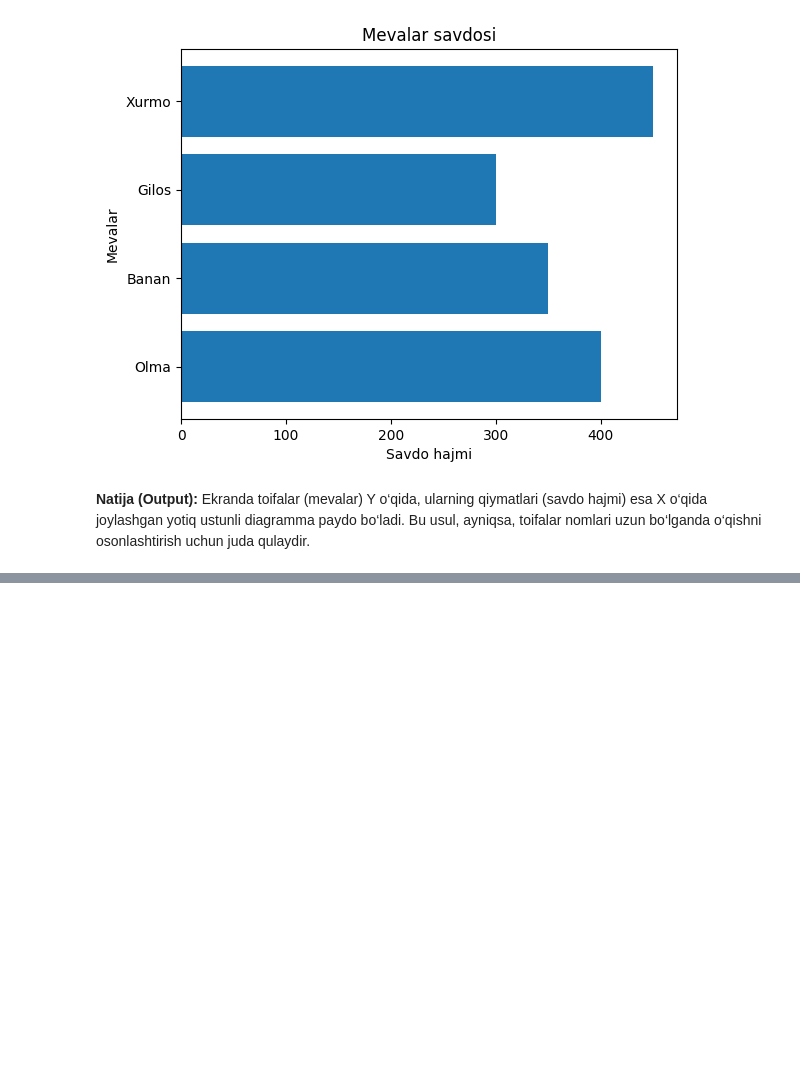
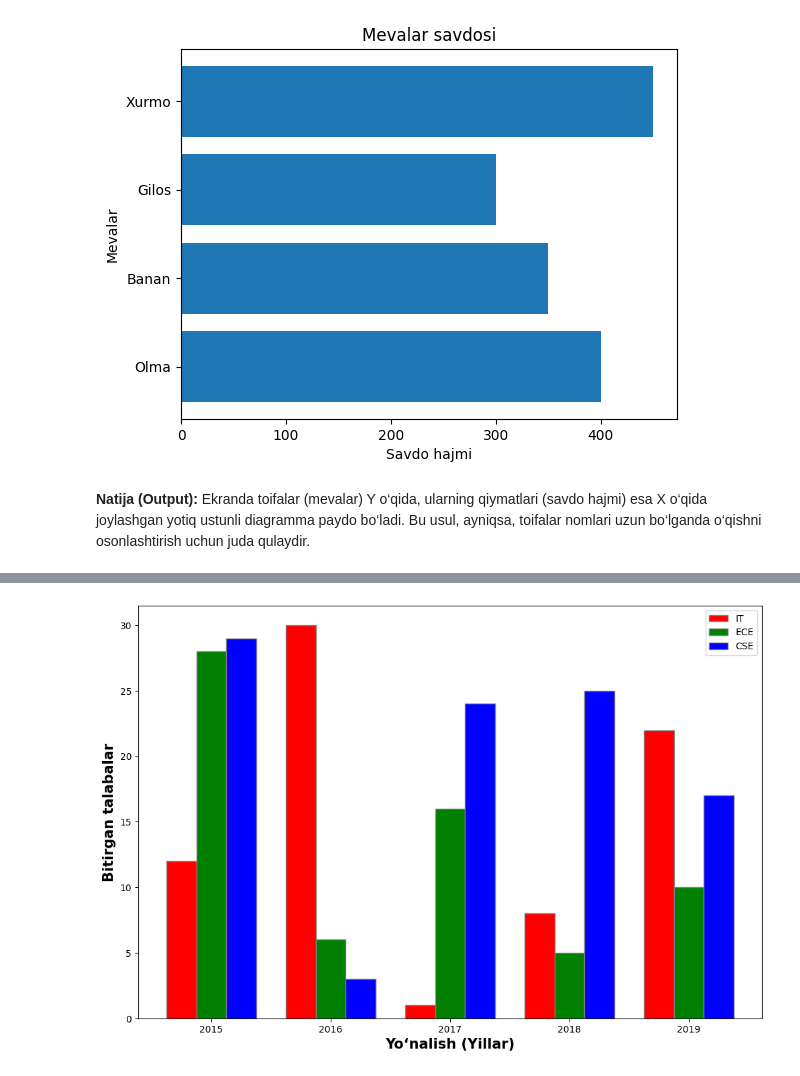
Before and after one commit to qwerty291996/2025-2026, a Jupyter notebook: O'quv qo'llanma Matplotlib/2. Matplotlib yordamida grafiklar chizish (Plotting with Matplotlib).ipynb, the cells around one changed output, grey strips where cells are left out. Cells and saved outputs as stored; diff of their text form; code cells hidden in the pictures; blank space fills up the shorter version.

```diff
--- a/O'quv qo'llanma Matplotlib/2. Matplotlib yordamida grafiklar chizish (Plotting with Matplotlib).ipynb
+++ b/O'quv qo'llanma Matplotlib/2. Matplotlib yordamida grafiklar chizish (Plotting with Matplotlib).ipynb
@@ -612,0 +639,38 @@ Ekranda toifalar (mevalar) Y o‘qida, ularning qiymatlari (savdo hajmi) esa X o
+# %%
+# Ustun kengligi
+barWidth = 0.25
+fig = plt.subplots(figsize=(12, 8))
+
+# Ma'lumotlar to‘plami (Har bir yo‘nalish bo‘yicha talabalar soni)
+IT = [12, 30, 1, 8, 22]
+ECE = [28, 6, 16, 5, 10]
+CSE = [29, 3, 24, 25, 17]
+
+# X o‘qidagi ustunlarning joylashuv o‘rnini (koordinatalarini) belgilash
+br1 = np.arange(len(IT))
+br2 = [x + barWidth for x in br1]
+br3 = [x + barWidth for x in br2]
+
+# Ustunlarni chizish
+plt.bar(br1, IT, color='r', width=barWidth,
+        edgecolor='grey', label='IT')
+plt.bar(br2, ECE, color='g', width=barWidth,
+        edgecolor='grey', label='ECE')
+plt.bar(br3, CSE, color='b', width=barWidth,
+        edgecolor='grey', label='CSE')
+
+# o‘qlarga nom berish
+plt.xlabel('Yo‘nalish (Yillar)', fontweight='bold', fontsize=15)
+plt.ylabel('Bitirgan talabalar', fontweight='bold', fontsize=15)
+
+# X o‘qidagi belgilashlarni (yillarni) markazga to‘g‘rilab yozish
+plt.xticks([r + barWidth for r in range(len(IT))],
+        ['2015', '2016', '2017', '2018', '2019'])
+
+# Shartli belgilar izohini qo‘shish
+plt.legend()
+
+# Grafikni ko‘rsatish
+plt.show()
+# %% [output]
+[figure, added]
```
Also changed, not shown: parts of 70 cells of this notebook, 24 other files.
